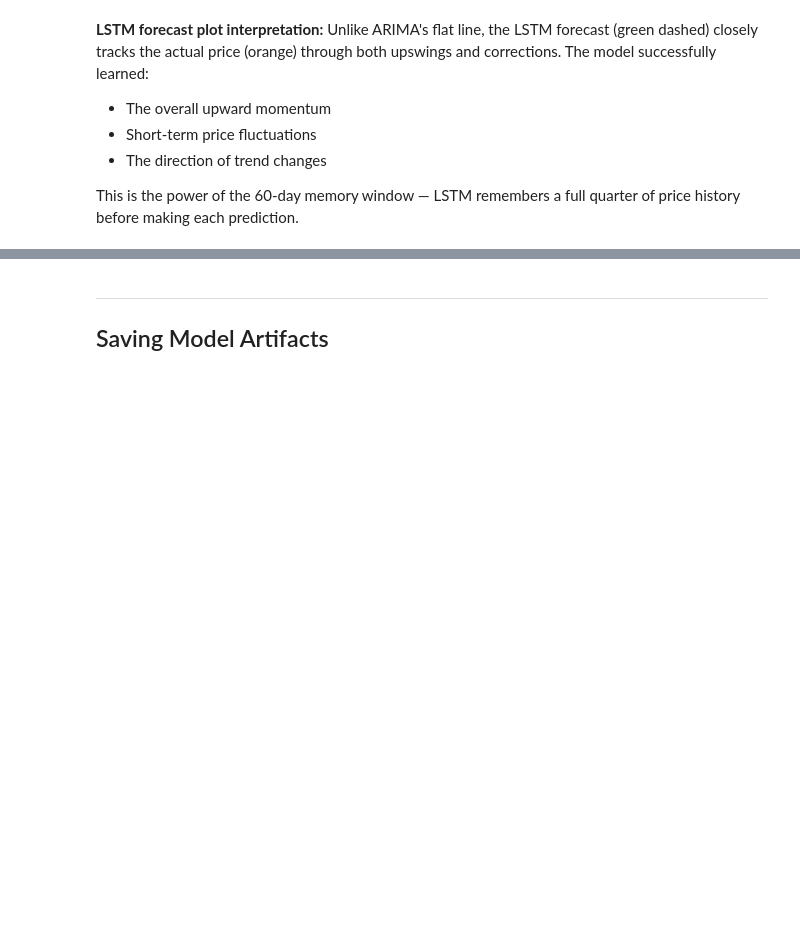
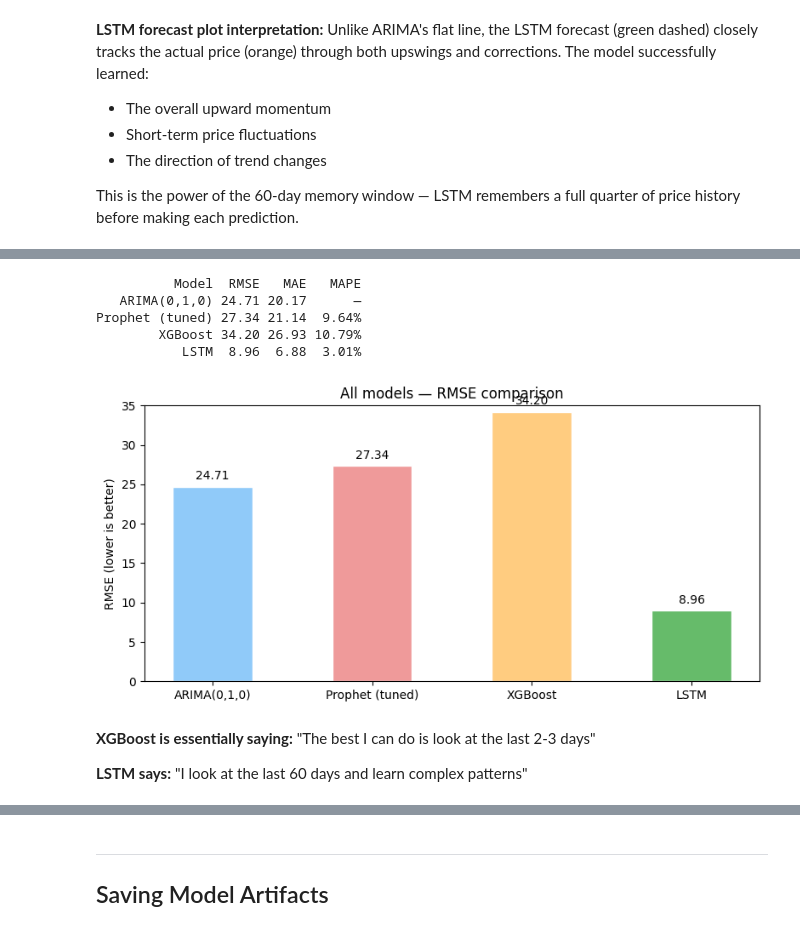
Before and after one commit to himanshu-shekhar2327/Apple-stock-price-forecasting, a Jupyter notebook: notebook.ipynb, the cells around one changed output, grey strips where cells are left out. Saved outputs shown, nothing was run; the diff lists cells and outputs as text; code cells hidden in the pictures; blank space fills up the shorter version.

```diff
--- a/notebook.ipynb
+++ b/notebook.ipynb
@@ -1010,0 +1258,38 @@ This is the power of the 60-day memory window — LSTM remembers a full quarter
+# %%
+# ── Cell 9: Final comparison — all 4 models ───────────────
+comparison = pd.DataFrame({
+    'Model'  : ['ARIMA(0,1,0)', 'Prophet (tuned)', 'XGBoost', 'LSTM'],
+    'RMSE'   : [24.71, 27.34, round(rmse, 2), 8.96],
+    'MAE'    : [20.17, 21.14, round(mae, 2),  6.88],
+    'MAPE'   : ['—', '9.64%', f'{mape:.2f}%', '3.01%']
+})
+
+print(comparison.to_string(index=False))
+
+# Bar chart
+fig, ax = plt.subplots(figsize=(8, 4))
+colors = ['#90caf9', '#ef9a9a', '#ffcc80', '#66bb6a']
+bars   = ax.bar(
+    comparison['Model'],
+    comparison['RMSE'],
+    color=colors, edgecolor='white', width=0.5
+)
+ax.bar_label(bars, fmt='%.2f', padding=4, fontsize=10)
+ax.set_ylabel('RMSE (lower is better)')
+ax.set_title('All models — RMSE comparison')
+ax.set_ylim(0, 35)
+plt.tight_layout()
+plt.show()
+# %% [output]
+          Model  RMSE   MAE   MAPE
+   ARIMA(0,1,0) 24.71 20.17      —
+Prophet (tuned) 27.34 21.14  9.64%
+        XGBoost 34.20 26.93 10.79%
+           LSTM  8.96  6.88  3.01%
+[figure, added]
+# %% [markdown]
+**XGBoost is essentially saying:**
+"The best I can do is look at the last 2-3 days"
+
+**LSTM says:**
+"I look at the last 60 days and learn complex patterns"
```
Also changed, not shown: parts of 26 cells of this notebook, 4 other files.
